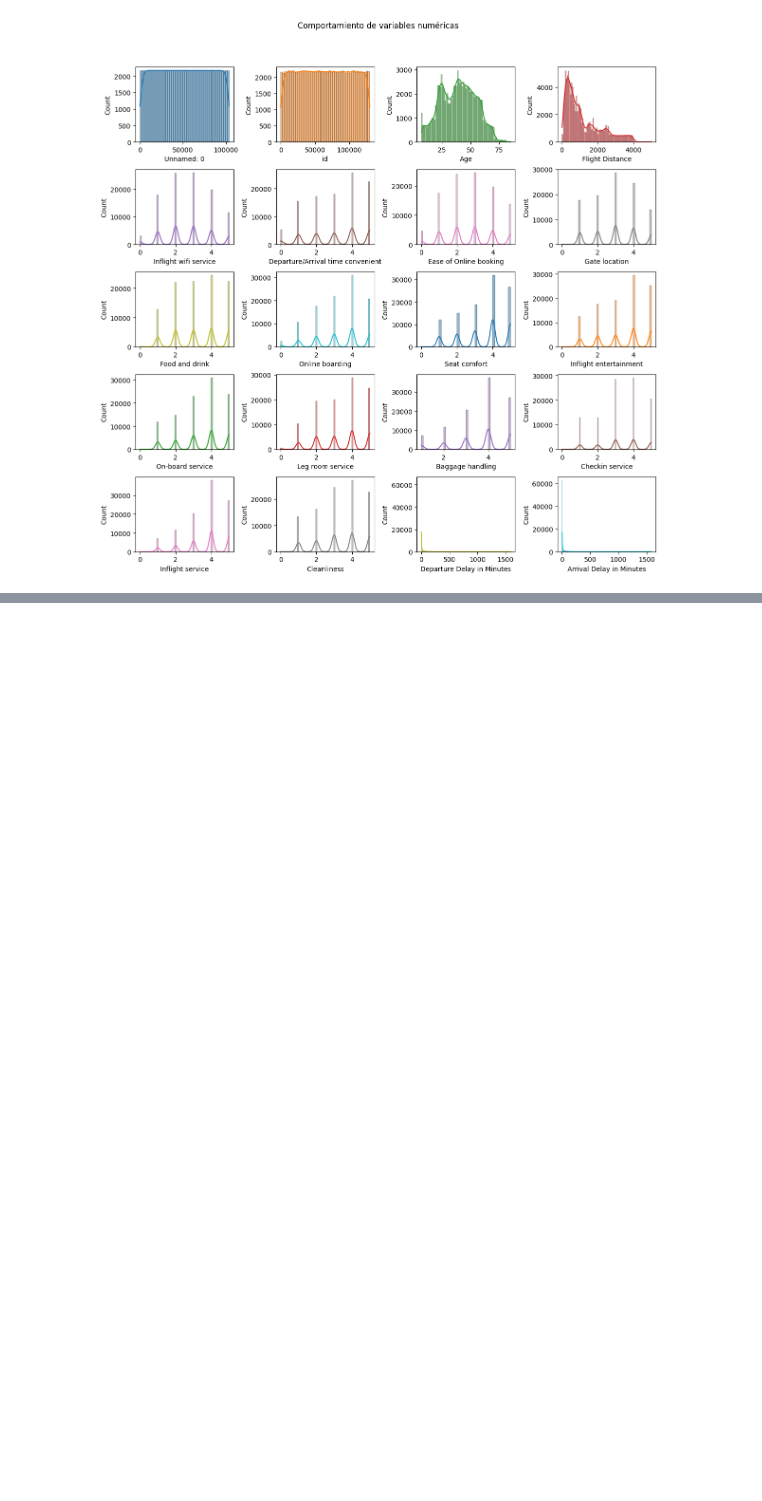
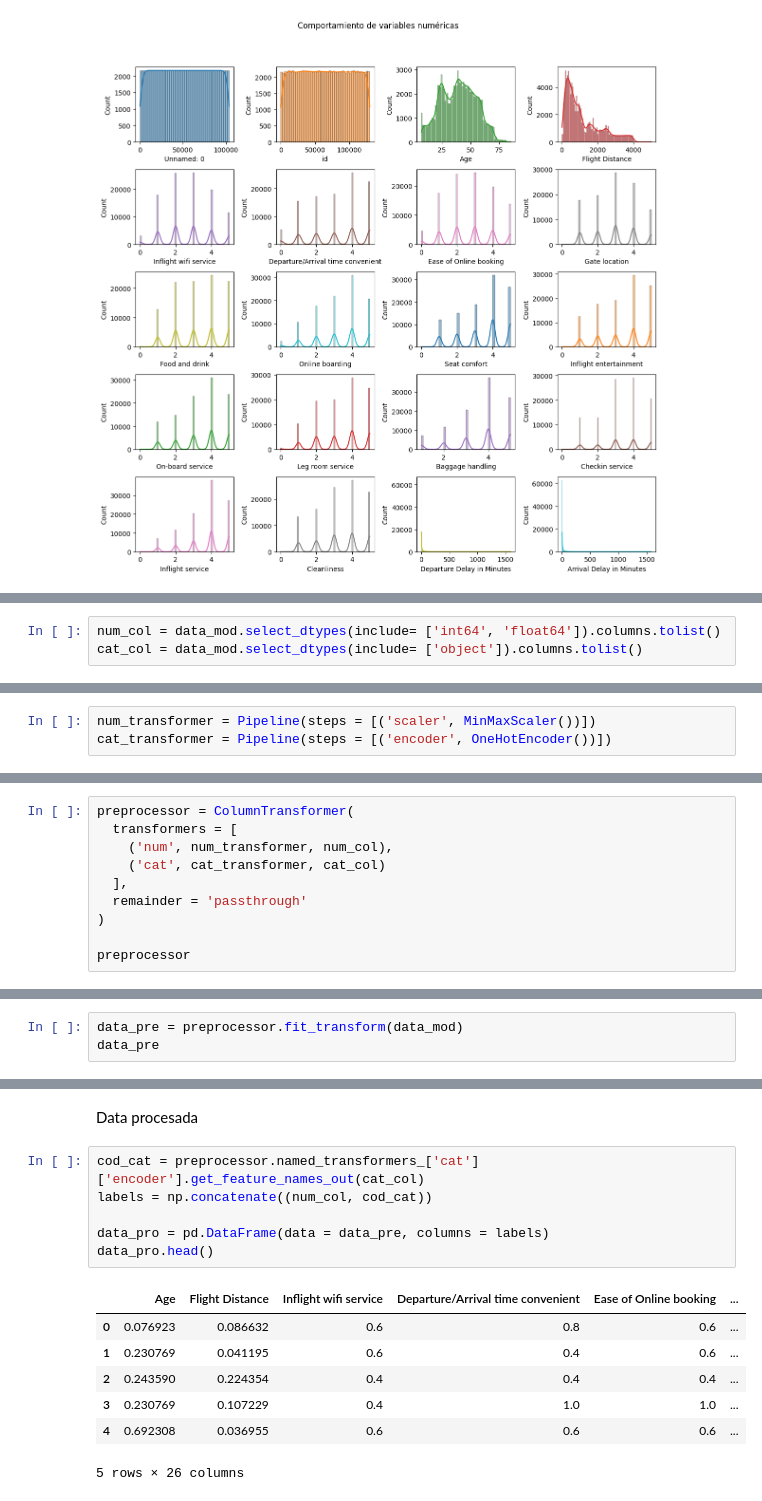
Before and after one commit to DavidBetancurRamirez/ComputacionCientifica, a Jupyter notebook: agrupamiento/airline/airline_loyalty.ipynb, the cells around one changed output, grey strips where cells are left out. Cells and saved outputs as stored; diff of their text form; blank space fills up the shorter version.

```diff
--- a/agrupamiento/airline/airline_loyalty.ipynb
+++ b/agrupamiento/airline/airline_loyalty.ipynb
@@ -133,0 +213,3 @@ plt.show()
+# %%
+num_col = data_mod.select_dtypes(include= ['int64', 'float64']).columns.tolist()
+cat_col = data_mod.select_dtypes(include= ['object']).columns.tolist()
@@ -133,0 +218,3 @@ plt.show()
+# %%
+num_transformer = Pipeline(steps = [('scaler', MinMaxScaler())])
+cat_transformer = Pipeline(steps = [('encoder', OneHotEncoder())])
@@ -133,0 +223,10 @@ plt.show()
+# %%
+preprocessor = ColumnTransformer(
+  transformers = [
+    ('num', num_transformer, num_col),
+    ('cat', cat_transformer, cat_col)
+  ],
+  remainder = 'passthrough'
+)
+
+preprocessor
@@ -133,0 +253,3 @@ plt.show()
+# %%
+data_pre = preprocessor.fit_transform(data_mod)
+data_pre
@@ -133,0 +270,16 @@ plt.show()
+# %% [markdown]
+Data procesada
+# %%
+cod_cat = preprocessor.named_transformers_['cat']['encoder'].get_feature_names_out(cat_col)
+labels = np.concatenate((num_col, cod_cat))
+
+data_pro = pd.DataFrame(data = data_pre, columns = labels)
+data_pro.head()
+# %% [output]
+|  | Age | Flight Distance | Inflight wifi service | Departure/Arrival time convenient | Ease of Online booking | ... |
+| 0 | 0.076923 | 0.086632 | 0.6 | 0.8 | 0.6 | ... |
+| 1 | 0.230769 | 0.041195 | 0.6 | 0.4 | 0.6 | ... |
+| 2 | 0.243590 | 0.224354 | 0.4 | 0.4 | 0.4 | ... |
+| 3 | 0.230769 | 0.107229 | 0.4 | 1.0 | 1.0 | ... |
+| 4 | 0.692308 | 0.036955 | 0.6 | 0.6 | 0.6 | ... |
+5 rows × 26 columns
```
Also changed, not shown: parts of 17 cells of this notebook.
